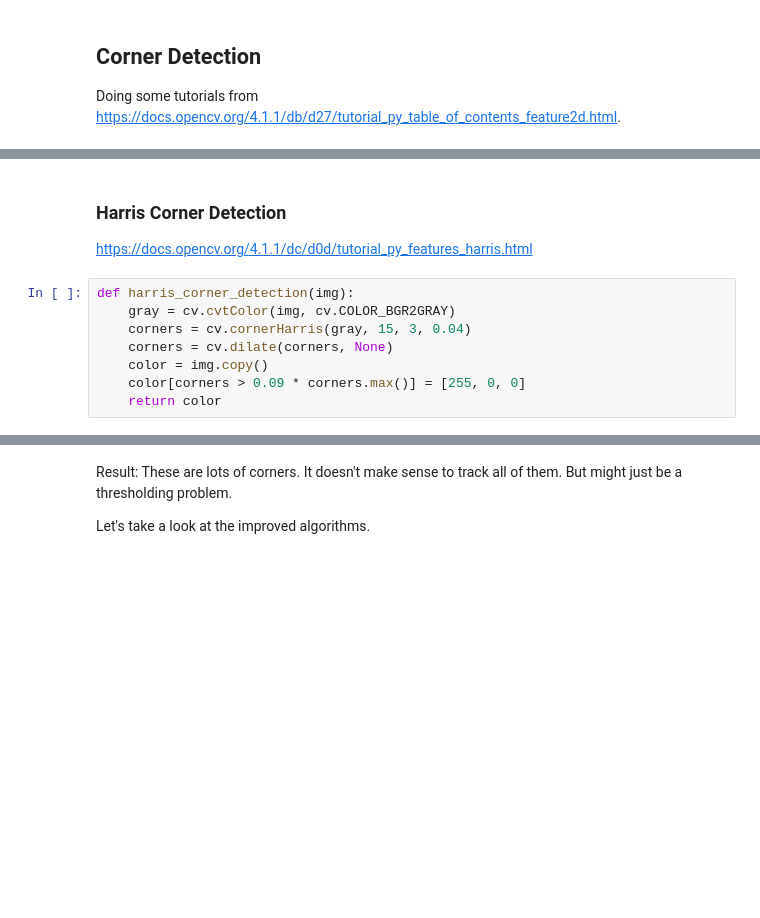
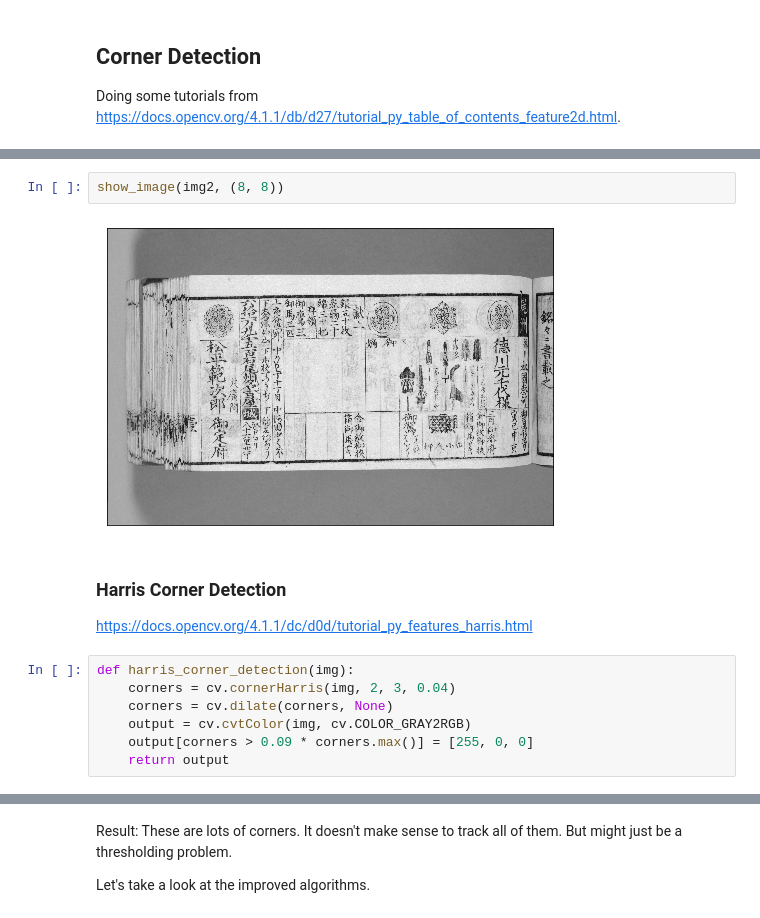
Before and after one commit to leyhline/bukan-collection, a Jupyter notebook: 02-feature-detection.ipynb, the cells around one changed output, grey strips where cells are left out. Saved outputs shown, nothing was run; the diff lists cells and outputs as text; blank space fills up the shorter version.

```diff
--- a/02-feature-detection.ipynb
+++ b/02-feature-detection.ipynb
@@ -67,15 +116,18 @@ def show_image(image, figsize=(18, 18)):
+# %%
+show_image(img2, (8, 8))
+# %% [output]
+[figure, added]
 # %% [markdown]
 ### Harris Corner Detection
 
 <https://docs.opencv.org/4.1.1/dc/d0d/tutorial_py_features_harris.html>
 # %%
 def harris_corner_detection(img):
-    gray = cv.cvtColor(img, cv.COLOR_BGR2GRAY)
-    corners = cv.cornerHarris(gray, 15, 3, 0.04)
+    corners = cv.cornerHarris(img, 2, 3, 0.04)
     corners = cv.dilate(corners, None)
-    color = img.copy()
-    color[corners > 0.09 * corners.max()] = [255, 0, 0]
-    return color
+    output = cv.cvtColor(img, cv.COLOR_GRAY2RGB)
+    output[corners > 0.09 * corners.max()] = [255, 0, 0]
+    return output
 # %%
 show_image(harris_corner_detection(img1))
 # %% [output]
```
Also changed, not shown: parts of 39 cells of this notebook, 2 other files.
